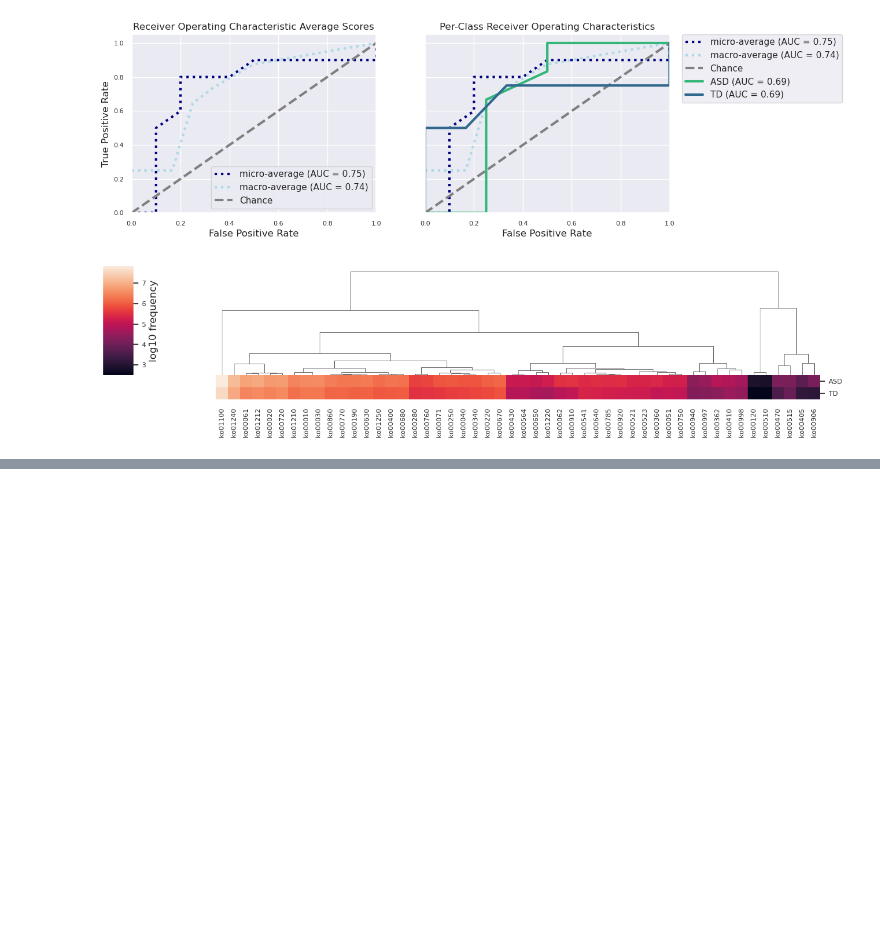
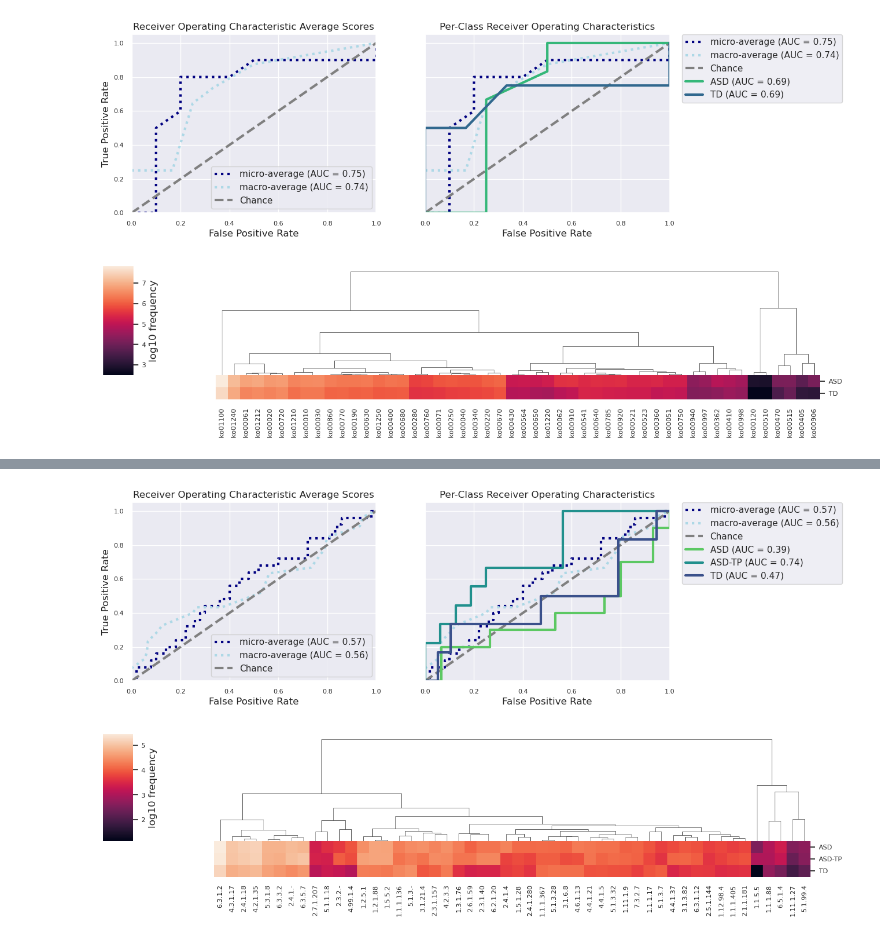
Before and after one commit to l1joseph/pierce_autism_2024, a Jupyter notebook: 04_predictive_diagnostics.ipynb, the cells around one changed output, grey strips where cells are left out. Saved outputs shown, nothing was run; the diff lists cells and outputs as text; code cells hidden in the pictures; blank space fills up the shorter version.

```diff
--- a/04_predictive_diagnostics.ipynb
+++ b/04_predictive_diagnostics.ipynb
@@ -166,0 +280,19 @@ results_pathway = classify_samples(
+# %%
+results_ec_multiclass = classify_samples(
+    table=ec_qza,
+    metadata=dx_eyetrack_column,
+    test_size=0.3,  # Increased test size
+    step=0.1,  # Increased step size
+    cv=4,  # Changed cross-validation folds
+    random_state=42,  # Kept the same
+    n_jobs=8,  # Kept the same
+    n_estimators=50,  # Reduced number of estimators
+    estimator='RandomForestClassifier',  # Changed estimator
+    optimize_feature_selection=True,  # Disabled feature selection
+    parameter_tuning=True,  # Disabled parameter tuning
+    palette='viridis',
+    missing_samples='ignore'  # Changed to ignore missing samples
+)
+# %% [output]
+[figure, added]
+[figure, added]
```
Also changed, not shown: parts of 31 cells of this notebook, 2 other files.
